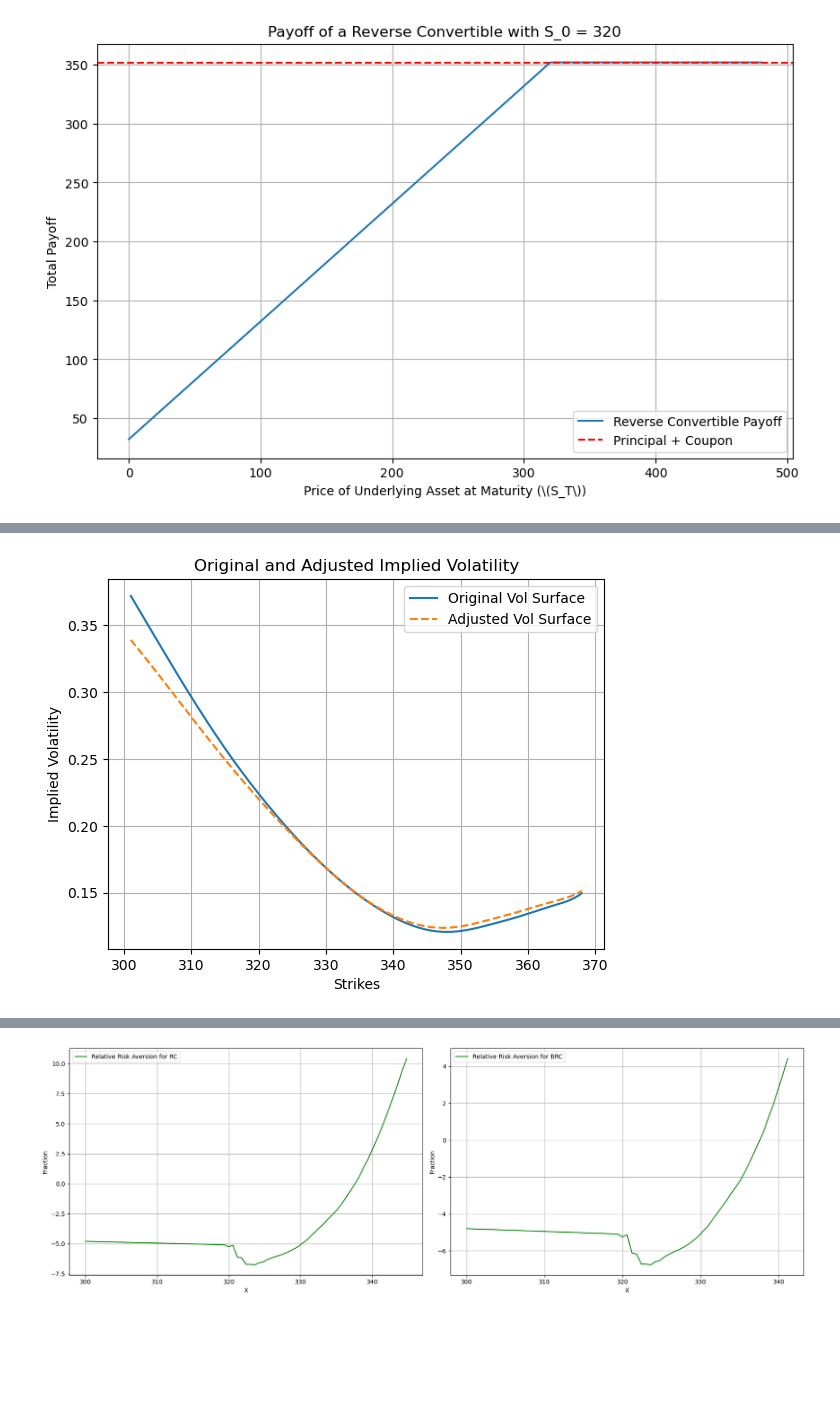
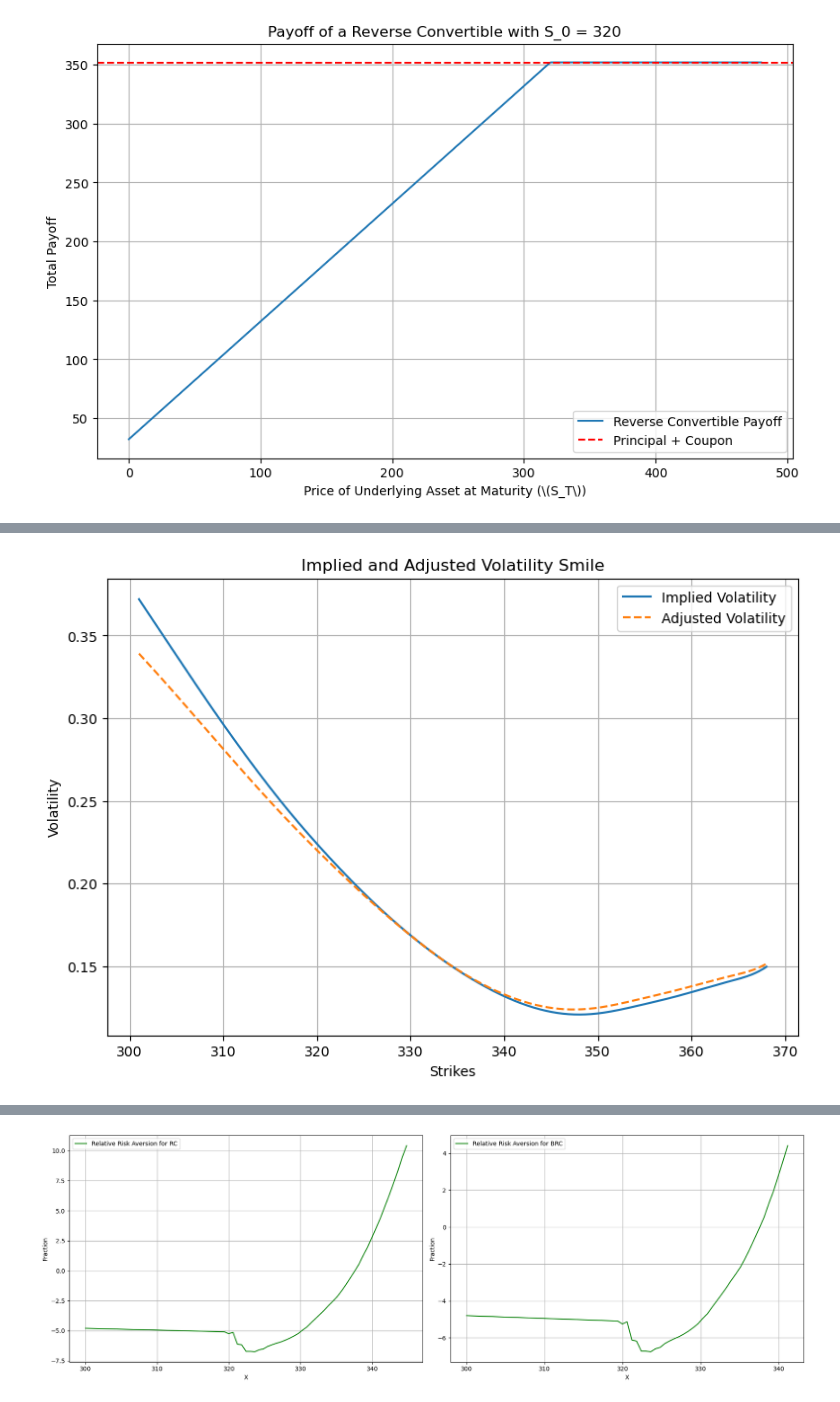
Before and after one commit to astavrop0/Derivative_structuring_and_implied_risk_aversion, a Jupyter notebook: notebooks/Risk Neutral pdf with BL.ipynb, the cells around one changed output, grey strips where cells are left out. Cells and saved outputs as stored; diff of their text form; code cells hidden in the pictures; blank space fills up the shorter version.

```diff
--- a/notebooks/Risk Neutral pdf with BL.ipynb
+++ b/notebooks/Risk Neutral pdf with BL.ipynb
@@ -625,17 +783,17 @@ adjusted_vol_surface = scipy.interpolate.interp1d(strikes, adjusted_iv, kind="cu
 # %%
 x_range = np.linspace(strikes.min(), 368, 1000)
 
-# Plot the original and adjusted volatility surfaces
-plt.plot(x_range, vol_surface(x_range), label='Original Vol Surface')
-plt.plot(x_range, adjusted_vol_surface(x_range), label='Adjusted Vol Surface', linestyle='--')
-plt.title('Original and Adjusted Implied Volatility')
+plt.figure(figsize=(9,6))
+plt.plot(x_range, vol_surface(x_range), label='Implied Volatility')
+plt.plot(x_range, adjusted_vol_surface(x_range), label='Adjusted Volatility', linestyle='--')
+plt.title('Implied and Adjusted Volatility Smile')
 plt.xlabel('Strikes')
-plt.ylabel('Implied Volatility')
+plt.ylabel('Volatility')
 plt.legend()
 plt.grid(True)
 plt.show()
 # %% [output]
-[figure, old version]
+[figure, new version]
 # %%
 C_interp_adjusted = call_value(S, x_new, adjusted_vol_surface(x_new), t)
 
```
Also changed, not shown: parts of 79 cells of this notebook, 1 other file.
